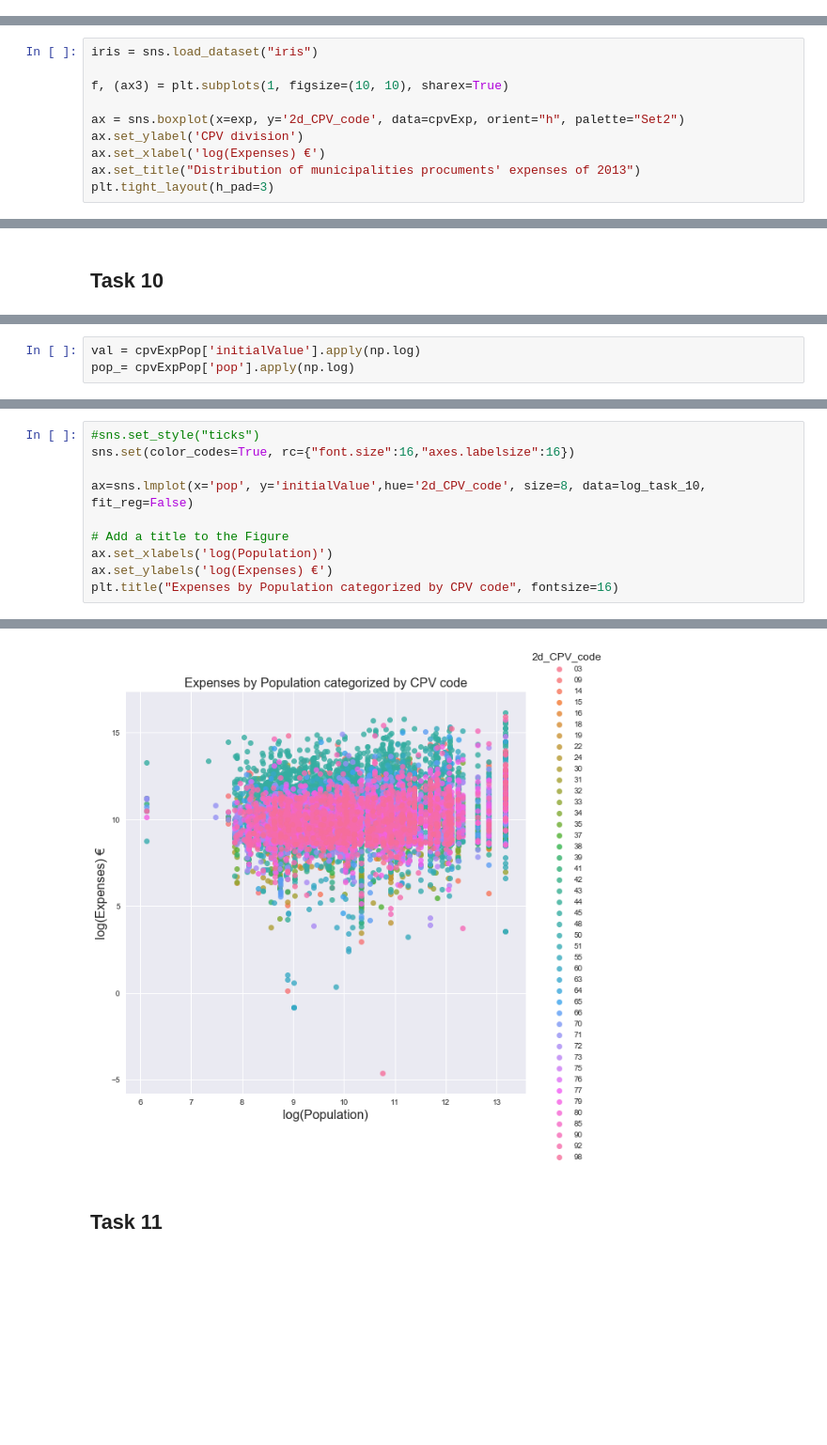
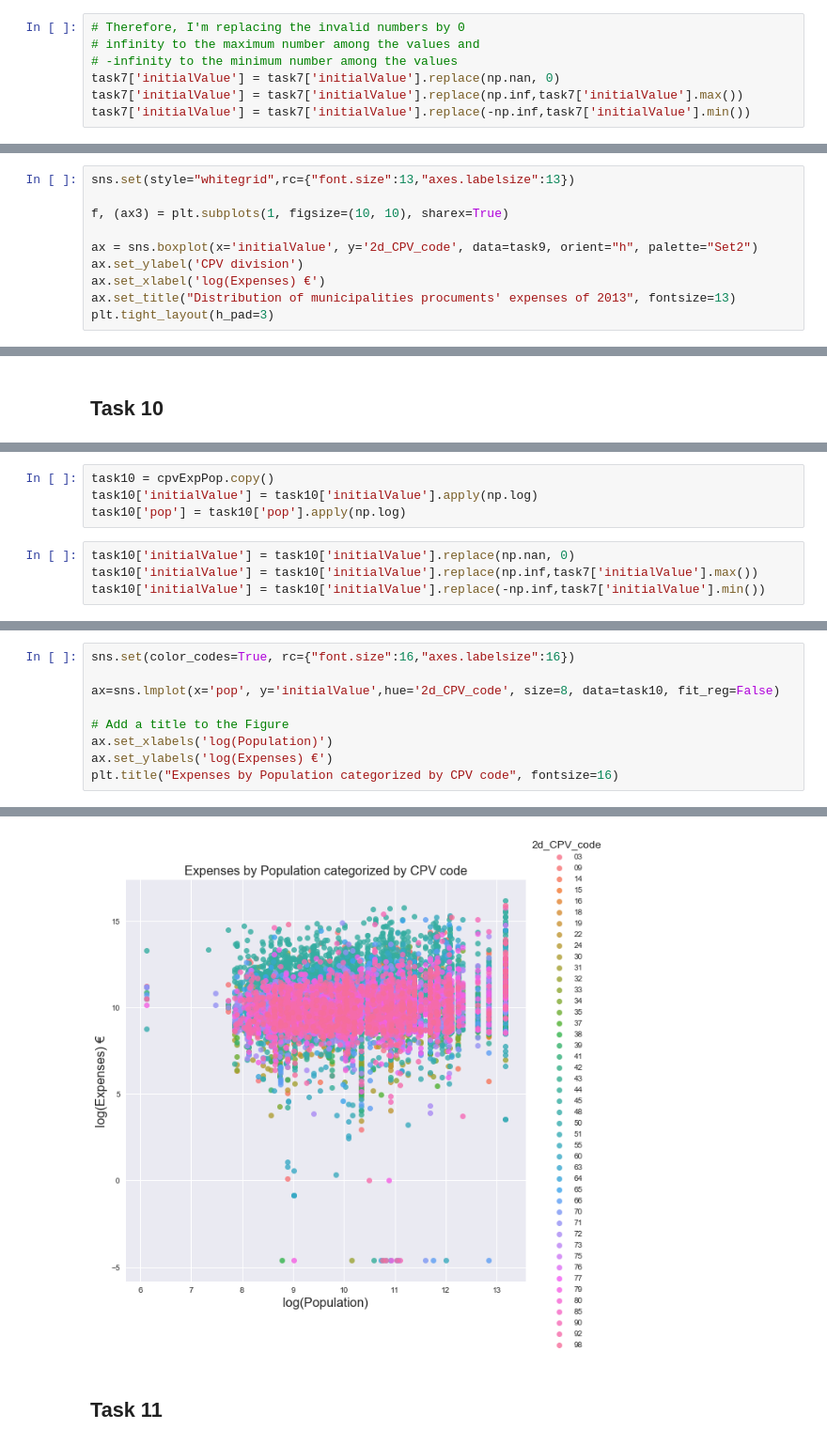
Before and after one commit to RodolfoLSS/Portuguese_Procurements, a Jupyter notebook: H7.20180088.ipynb, the cells around one changed output, grey strips where cells are left out. Shown: that part at 94% size. Saved outputs shown, nothing was run; the diff lists cells and outputs as text; blank space fills up the shorter version.

```diff
--- a/H7.20180088.ipynb
+++ b/H7.20180088.ipynb
@@ -416,3 +451,10 @@ exp = municipalProc['initialValue'].apply(np.log)
+# %%
+# Therefore, I'm replacing the invalid numbers by 0
+# infinity to the maximum number among the values and
+# -infinity to the minimum number among the values
+task7['initialValue'] = task7['initialValue'].replace(np.nan, 0)
+task7['initialValue'] = task7['initialValue'].replace(np.inf,task7['initialValue'].max())
+task7['initialValue'] = task7['initialValue'].replace(-np.inf,task7['initialValue'].min())
 # %%
 sns.set(style="whitegrid")
 
@@ -477,11 +547,11 @@ cpvExp
 # %%
-iris = sns.load_dataset("iris")
+sns.set(style="whitegrid",rc={"font.size":13,"axes.labelsize":13})
 
 f, (ax3) = plt.subplots(1, figsize=(10, 10), sharex=True)
 
-ax = sns.boxplot(x=exp, y='2d_CPV_code', data=cpvExp, orient="h", palette="Set2")
+ax = sns.boxplot(x='initialValue', y='2d_CPV_code', data=task9, orient="h", palette="Set2")
 ax.set_ylabel('CPV division')
 ax.set_xlabel('log(Expenses) €')
-ax.set_title("Distribution of municipalities procuments' expenses of 2013")
+ax.set_title("Distribution of municipalities procuments' expenses of 2013", fontsize=13)
 plt.tight_layout(h_pad=3)
 # %% [output]
@@ -503,4 +574,9 @@ Name: 2d_CPV_code, dtype: object
 # %%
-val = cpvExpPop['initialValue'].apply(np.log)
-pop_= cpvExpPop['pop'].apply(np.log)
+task10 = cpvExpPop.copy()
+task10['initialValue'] = task10['initialValue'].apply(np.log)
+task10['pop'] = task10['pop'].apply(np.log)
+# %%
+task10['initialValue'] = task10['initialValue'].replace(np.nan, 0)
+task10['initialValue'] = task10['initialValue'].replace(np.inf,task7['initialValue'].max())
+task10['initialValue'] = task10['initialValue'].replace(-np.inf,task7['initialValue'].min())
 # %%
@@ -527,16 +591,15 @@ log_task_10.head()
 # %%
-#sns.set_style("ticks")
 sns.set(color_codes=True, rc={"font.size":16,"axes.labelsize":16})
 
-ax=sns.lmplot(x='pop', y='initialValue',hue='2d_CPV_code', size=8, data=log_task_10, fit_reg=False)
+ax=sns.lmplot(x='pop', y='initialValue',hue='2d_CPV_code', size=8, data=task10, fit_reg=False)
 
 # Add a title to the Figure
 ax.set_xlabels('log(Population)')
 ax.set_ylabels('log(Expenses) €')
 plt.title("Expenses by Population categorized by CPV code", fontsize=16)
 # %% [output]
 Text(0.5,1,'Expenses by Population categorized by CPV code')
-[figure, old version]
+[figure, new version]
 # %% [markdown]
 ## Task 11
 # %%
```
Also changed, not shown: parts of 23 cells of this notebook.
